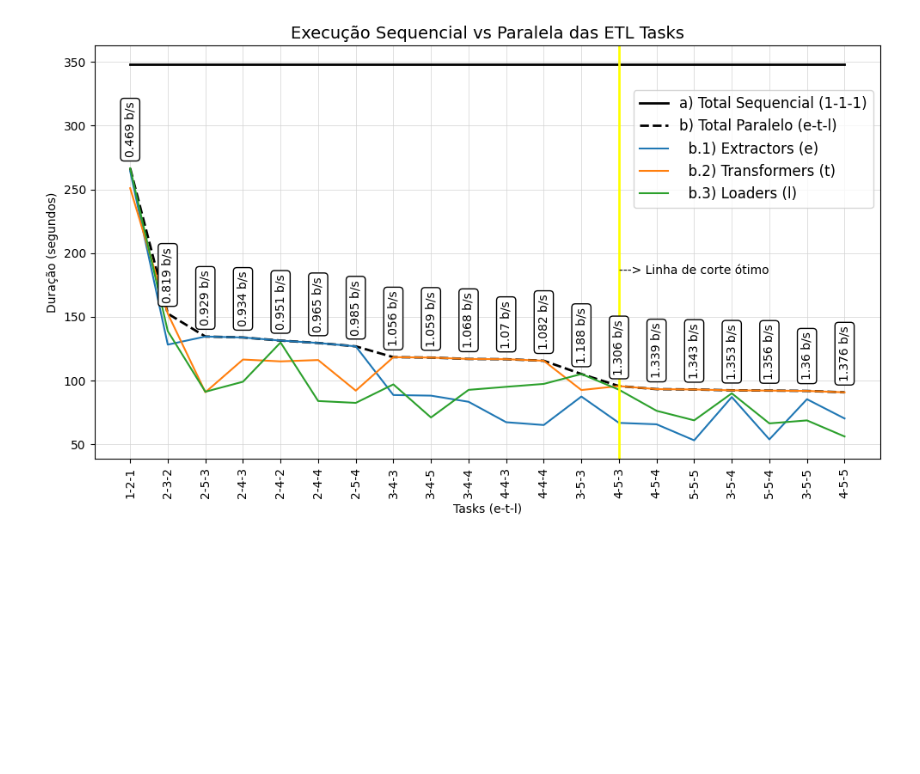
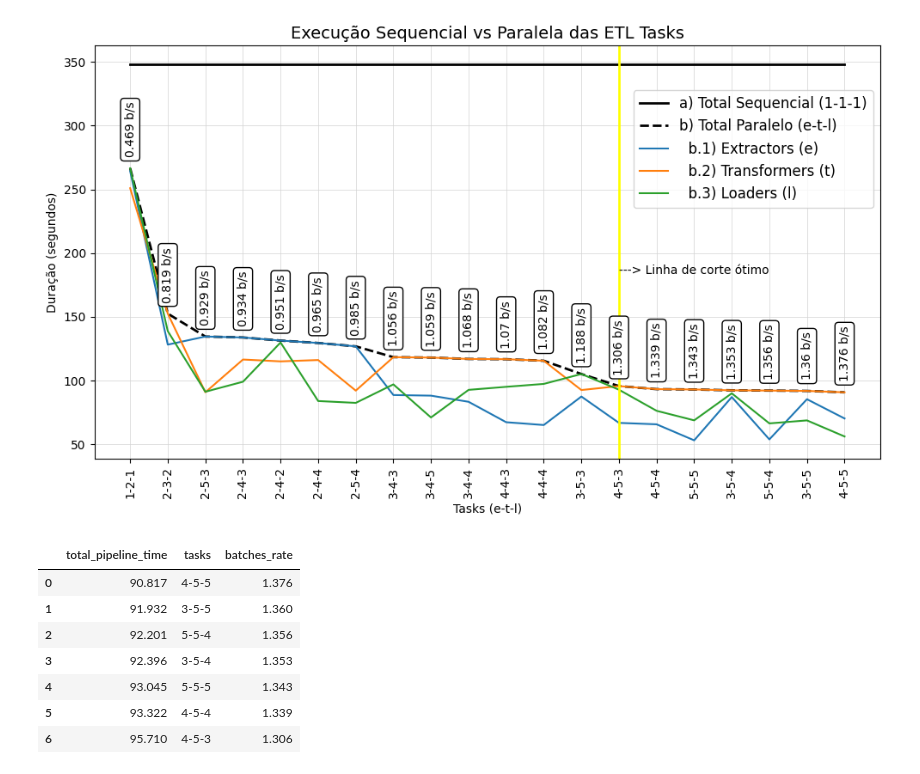
Before and after one commit to offcomputer/usp-airflow-project, a Jupyter notebook: src/notebooks/results.ipynb, the cells around one changed output. Drawn from its saved outputs; the diff is of its cells as text; code cells hidden in the pictures; blank space fills up the shorter version.

```diff
--- a/src/notebooks/results.ipynb
+++ b/src/notebooks/results.ipynb
@@ -118,3 +118,16 @@ plt.grid(color='lightgray', linewidth=0.5)
 plt.show()
 # %% [output]
 [figure]
+# %%
+result[result['batches_rate'] > 1.2]\
+    [['total_pipeline_time', 'tasks', 'batches_rate']]\
+        .sort_values(by='batches_rate', ascending=False).reset_index(drop=True)
+# %% [output]
+|  | total_pipeline_time | tasks | batches_rate |
+| 0 | 90.817 | 4-5-5 | 1.376 |
+| 1 | 91.932 | 3-5-5 | 1.360 |
+| 2 | 92.201 | 5-5-4 | 1.356 |
+| 3 | 92.396 | 3-5-4 | 1.353 |
+| 4 | 93.045 | 5-5-5 | 1.343 |
+| 5 | 93.322 | 4-5-4 | 1.339 |
+| 6 | 95.710 | 4-5-3 | 1.306 |
```
Also changed, not shown: parts of 2 cells of this notebook.
